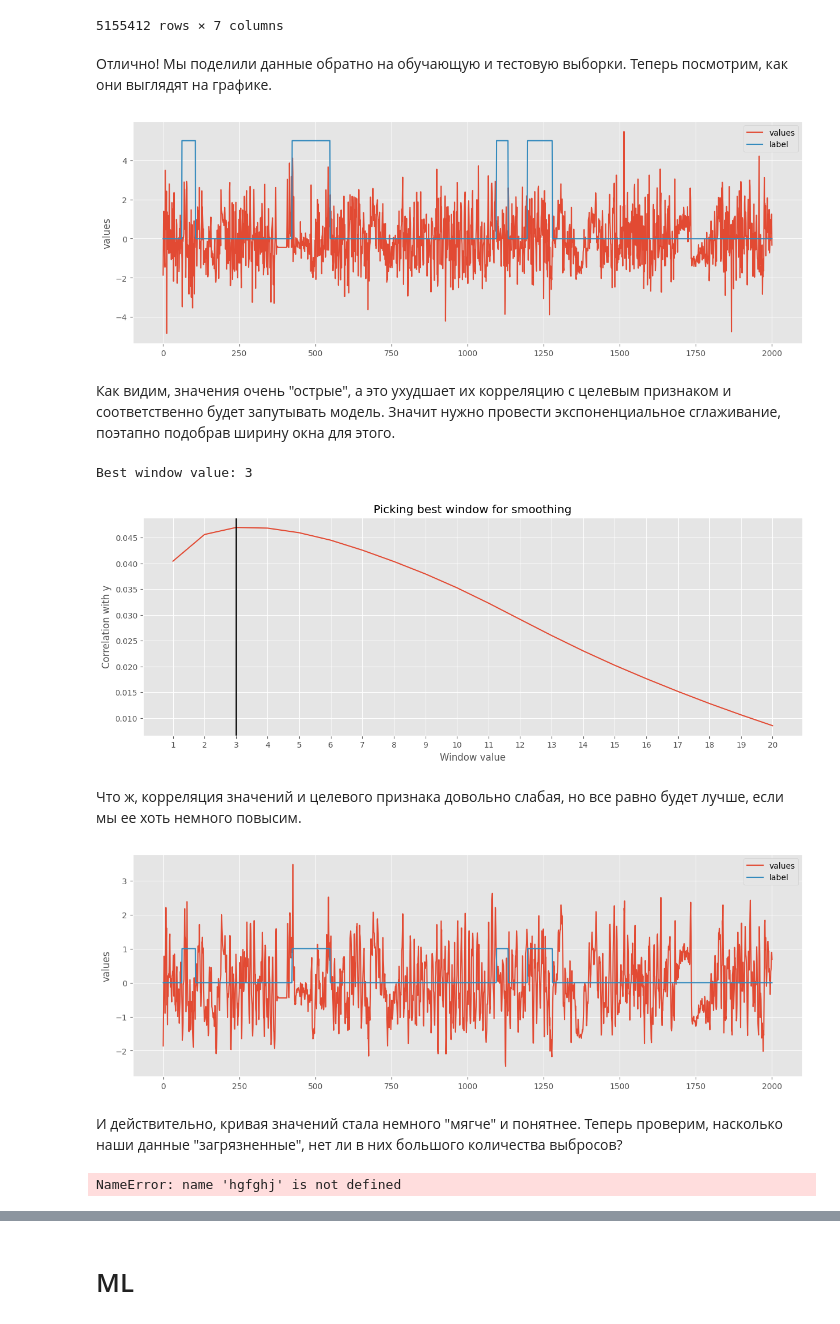
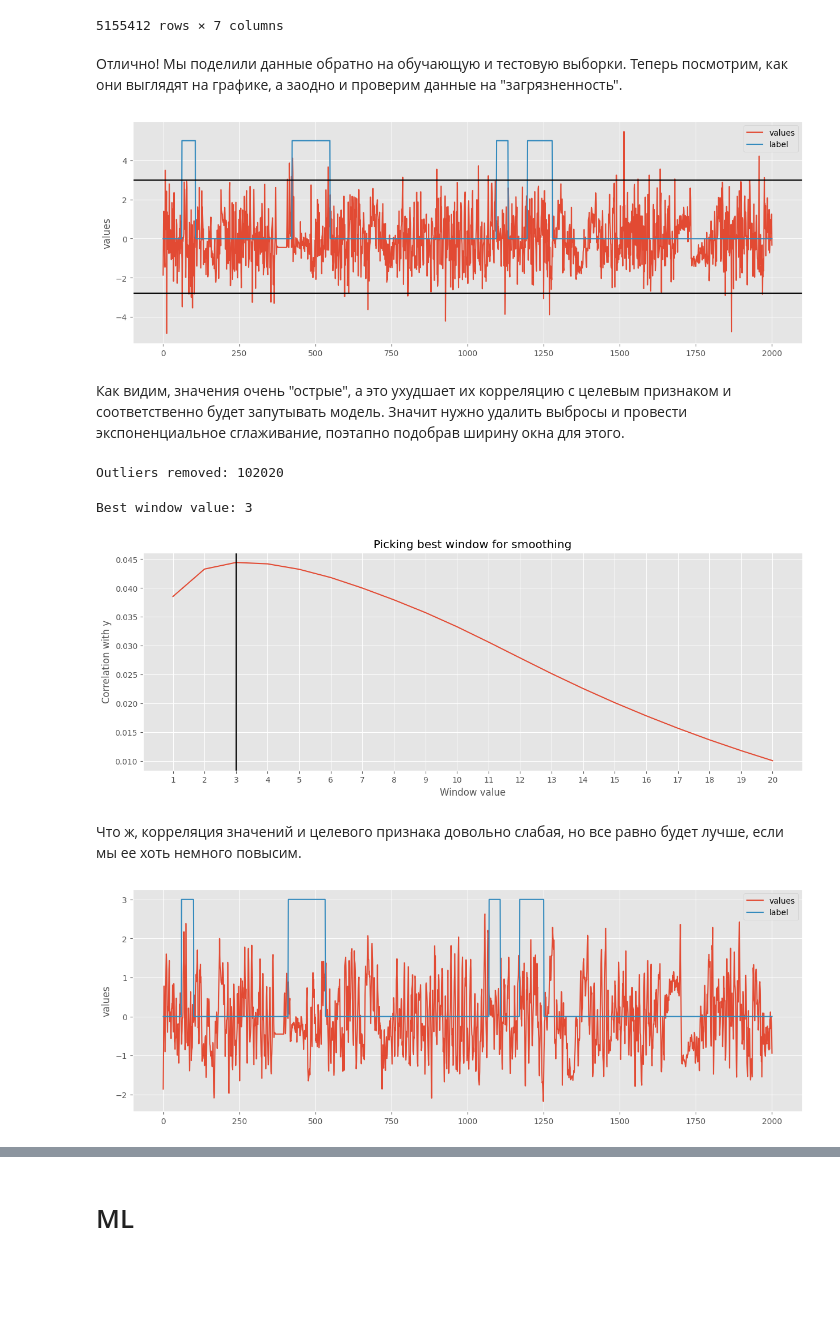
Before and after one commit to georgekovin/Clovery-Test-MD, a Jupyter notebook: training.ipynb, the cells around one changed output, grey strips where cells are left out. Drawn from its saved outputs; the diff is of its cells as text; code cells hidden in the pictures; blank space fills up the shorter version.

```diff
--- a/training.ipynb
+++ b/training.ipynb
@@ -172,16 +175,36 @@ re_train
 | 5155411 | 98870 | -1.72665 | 1.0 | 2020 | 3 | 1 | 6 |
 5155412 rows × 7 columns
 # %% [markdown]
-Отлично! Мы поделили данные обратно на обучающую и тестовую выборки. Теперь посмотрим, как они выглядят на графике.
+Отлично! Мы поделили данные обратно на обучающую и тестовую выборки. Теперь посмотрим, как они выглядят на графике, а заодно и проверим данные на "загрязненность".
 # %%
 sns.lineplot(re_train.loc[:2000, 'values'], label='values')
 sns.lineplot(re_train.loc[:2000, 'label']*5, label='label')
 
+q_upper = re_train['values'].quantile(0.99)
+q_lower = re_train['values'].quantile(0.01)
+
+plt.axhline(q_upper, color='black')
+plt.axhline(q_lower, color='black')
+
 plt.show()
 # %% [output]
-[figure, old version]
+[figure, new version]
 # %% [markdown]
-Как видим, значения очень "острые", а это ухудшает их корреляцию с целевым признаком и соответственно будет запутывать модель. Значит нужно провести экспоненциальное сглаживание, поэтапно подобрав ширину окна для этого.
+Как видим, значения очень "острые", а это ухудшает их корреляцию с целевым признаком и соответственно будет запутывать модель. Значит нужно удалить выбросы и провести экспоненциальное сглаживание, поэтапно подобрав ширину окна для этого.
+# %%
+n_outs = re_train[
+    (re_train['values'] > q_upper) |
+    (re_train['values'] < q_lower)
+    ].shape[0]
+
+re_train = re_train[
+    (re_train['values'] < q_upper) &
+    (re_train['values'] > q_lower)
+    ].reset_index(drop=True)
+
+print('Outliers removed:', n_outs)
+# %% [output]
+Outliers removed: 102020
 # %%
 def select_window(data, plot=False):
     values = data['values']
@@ -219,22 +242,16 @@ def select_window(data, plot=False):
 best_win = select_window(re_train, plot=True)
 # %% [output]
 Best window value: 3
-[figure, old version]
+[figure, new version]
 # %% [markdown]
 Что ж, корреляция значений и целевого признака довольно слабая, но все равно будет лучше, если мы ее хоть немного повысим.
 # %%
 smoothe_data = lambda X, win: X.rolling(win, 1).mean()
 re_train['values'] = smoothe_data(re_train['values'], best_win)
 
 sns.lineplot(re_train.loc[:2000, 'values'], label='values')
-sns.lineplot(re_train.loc[:2000, 'label'], label='label')
+sns.lineplot(re_train.loc[:2000, 'label']*3, label='label')
 
 plt.show()
 # %% [output]
-[figure, old version]
+[figure, new version]
-# %% [markdown]
-И действительно, кривая значений стала немного "мягче" и понятнее. Теперь проверим, насколько наши данные "загрязненные", нет ли в них большого количества выбросов?
-# %%
-hgfghj
-# %% [output]
-NameError: name 'hgfghj' is not defined
```
Also changed, not shown: parts of 17 cells of this notebook.
